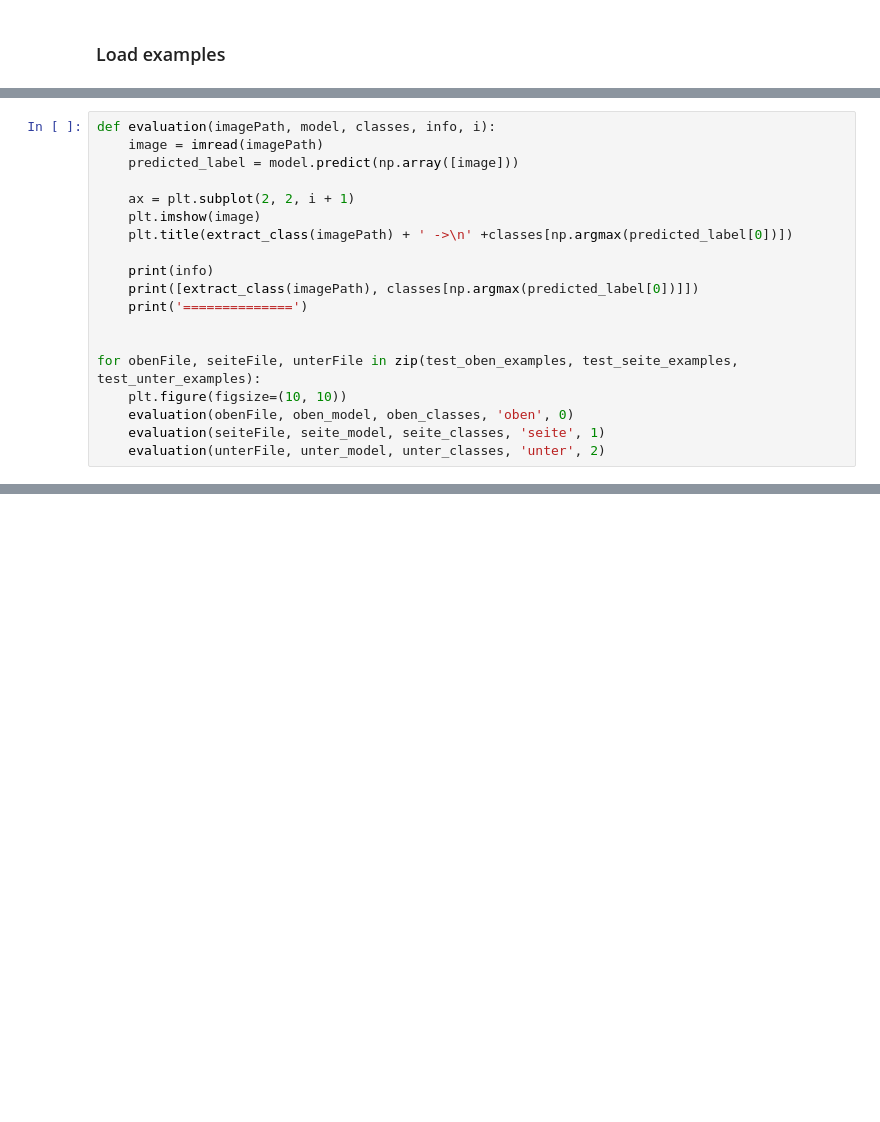
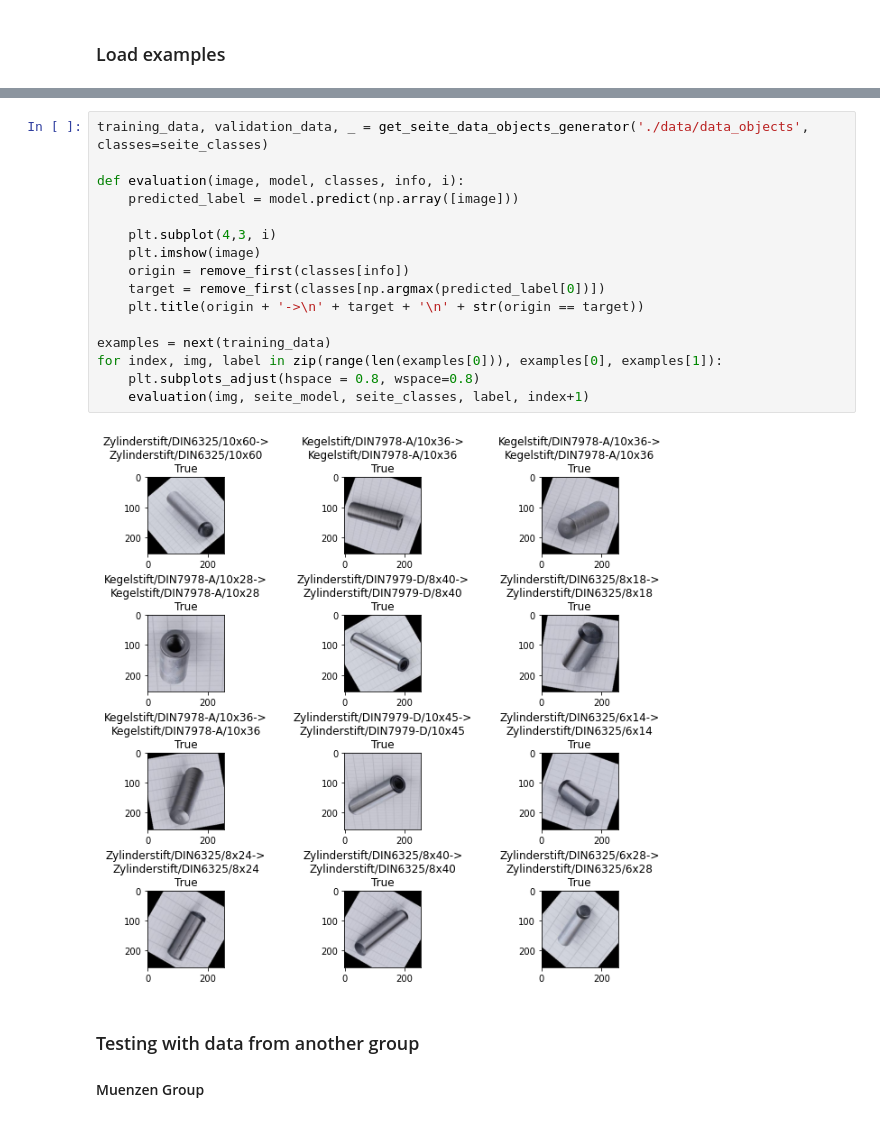
Before and after one commit to BuiHaiNinh/sizeRecognitionSDP, a Jupyter notebook: data_objects_classification_evaluation.ipynb, the cells around one changed output, grey strips where cells are left out. Cells and saved outputs as stored; diff of their text form; blank space fills up the shorter version.

```diff
--- a/data_objects_classification_evaluation.ipynb
+++ b/data_objects_classification_evaluation.ipynb
@@ -72,19 +115,0 @@ test_unter_examples = [
-# %%
-def evaluation(imagePath, model, classes, info, i):
-    image = imread(imagePath)
-    predicted_label = model.predict(np.array([image]))
-
-    ax = plt.subplot(2, 2, i + 1)
-    plt.imshow(image)
-    plt.title(extract_class(imagePath) + ' ->\n' +classes[np.argmax(predicted_label[0])])
-
-    print(info)
-    print([extract_class(imagePath), classes[np.argmax(predicted_label[0])]])
-    print('==============')
-
-
-for obenFile, seiteFile, unterFile in zip(test_oben_examples, test_seite_examples, test_unter_examples):
-    plt.figure(figsize=(10, 10))
-    evaluation(obenFile, oben_model, oben_classes, 'oben', 0)
-    evaluation(seiteFile, seite_model, seite_classes, 'seite', 1)
-    evaluation(unterFile, unter_model, unter_classes, 'unter', 2)
@@ -111,0 +116,21 @@ unter
+# %%
+training_data, validation_data, _ = get_seite_data_objects_generator('./data/data_objects', classes=seite_classes)
+
+def evaluation(image, model, classes, info, i):
+    predicted_label = model.predict(np.array([image]))
+
+    plt.subplot(4,3, i)
+    plt.imshow(image)
+    origin = remove_first(classes[info])
+    target = remove_first(classes[np.argmax(predicted_label[0])])
+    plt.title(origin + '->\n' + target + '\n' + str(origin == target))
+
+examples = next(training_data)
+for index, img, label in zip(range(len(examples[0])), examples[0], examples[1]):
+    plt.subplots_adjust(hspace = 0.8, wspace=0.8)
+    evaluation(img, seite_model, seite_classes, label, index+1)
+# %% [output]
+[figure, added]
+# %% [markdown]
+### Testing with data from another group
+#### Muenzen Group
```
Also changed, not shown: parts of 18 cells of this notebook, 19 other files.
